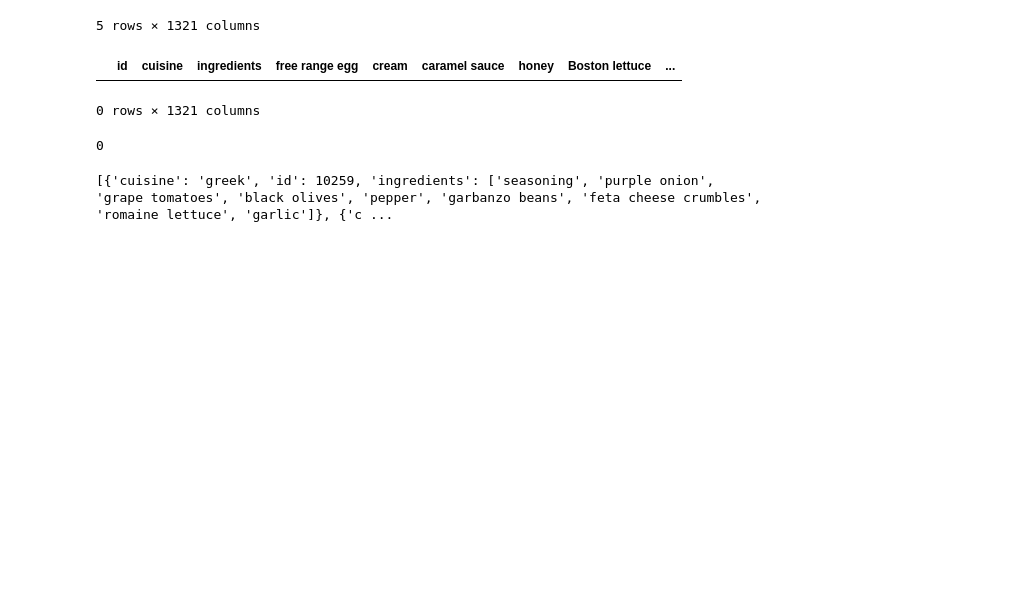
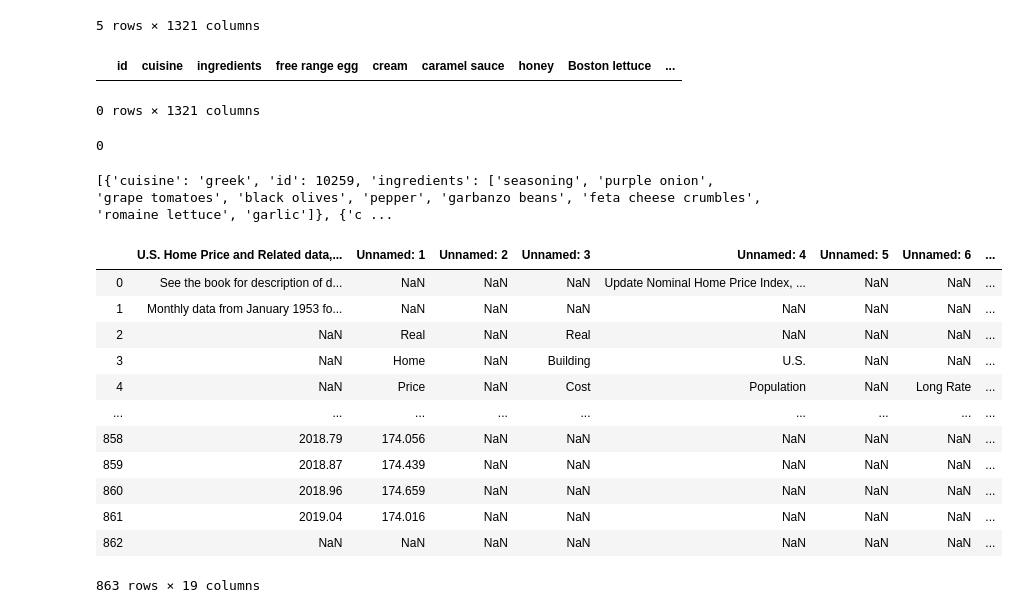
Before and after one commit to islonik/ds, a Jupyter notebook: notebooks/b8.ipynb, the cells around one changed output. Saved outputs shown, nothing was run; the diff lists cells and outputs as text; code cells hidden in the pictures; blank space fills up the shorter version.

```diff
--- a/notebooks/b8.ipynb
+++ b/notebooks/b8.ipynb
@@ -254,0 +254,18 @@ with open("json/new_recipes.json", "w") as write_file:
+# %%
+# 8.7
+data = pd.read_excel('excel/Fig3-1.xls')
+data
+# %% [output]
+|  | U.S. Home Price and Related data,... | Unnamed: 1 | Unnamed: 2 | Unnamed: 3 | Unnamed: 4 | Unnamed: 5 | Unnamed: 6 | ... |
+| 0 | See the book for description of d... | NaN | NaN | NaN | Update Nominal Home Price Index, ... | NaN | NaN | ... |
+| 1 | Monthly data from January 1953 fo... | NaN | NaN | NaN | NaN | NaN | NaN | ... |
+| 2 | NaN | Real | NaN | Real | NaN | NaN | NaN | ... |
+| 3 | NaN | Home | NaN | Building | U.S. | NaN | NaN | ... |
+| 4 | NaN | Price | NaN | Cost | Population | NaN | Long Rate | ... |
+| ... | ... | ... | ... | ... | ... | ... | ... | ... |
+| 858 | 2018.79 | 174.056 | NaN | NaN | NaN | NaN | NaN | ... |
+| 859 | 2018.87 | 174.439 | NaN | NaN | NaN | NaN | NaN | ... |
+| 860 | 2018.96 | 174.659 | NaN | NaN | NaN | NaN | NaN | ... |
+| 861 | 2019.04 | 174.016 | NaN | NaN | NaN | NaN | NaN | ... |
+| 862 | NaN | NaN | NaN | NaN | NaN | NaN | NaN | ... |
+863 rows × 19 columns
```
Also changed, not shown: parts of 21 cells of this notebook, 3 other files.
